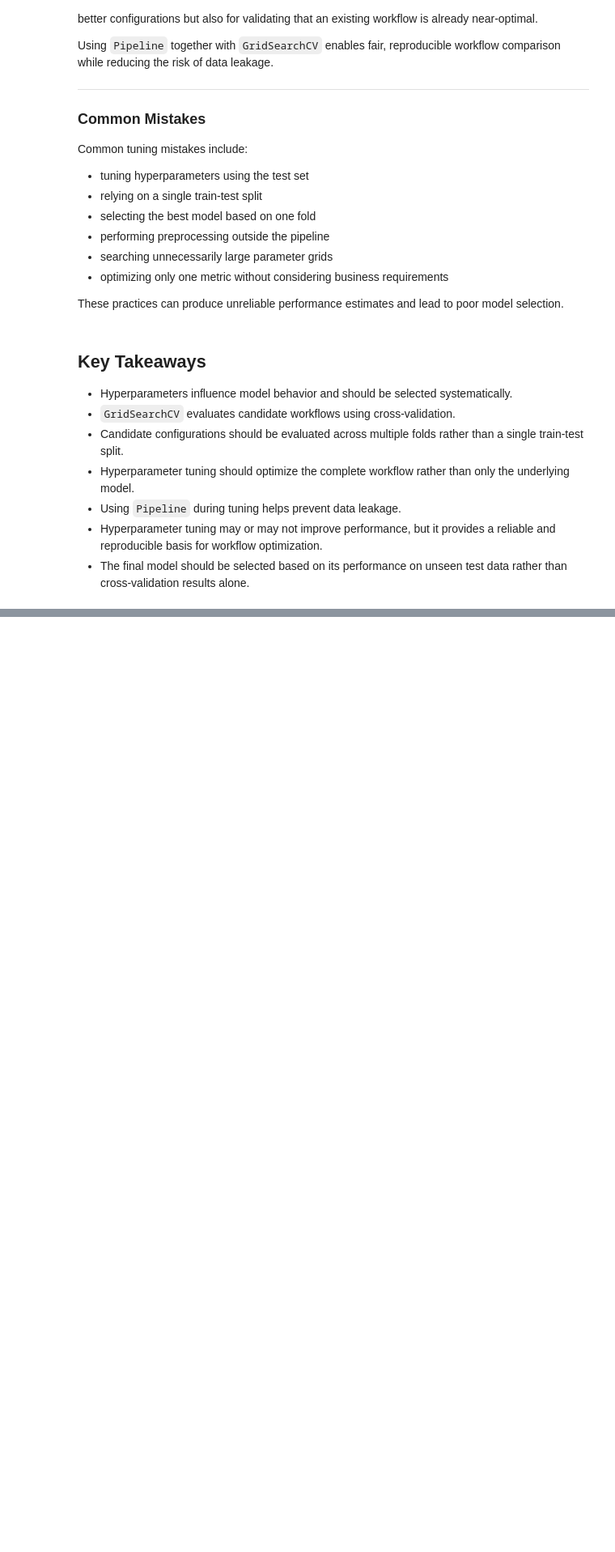
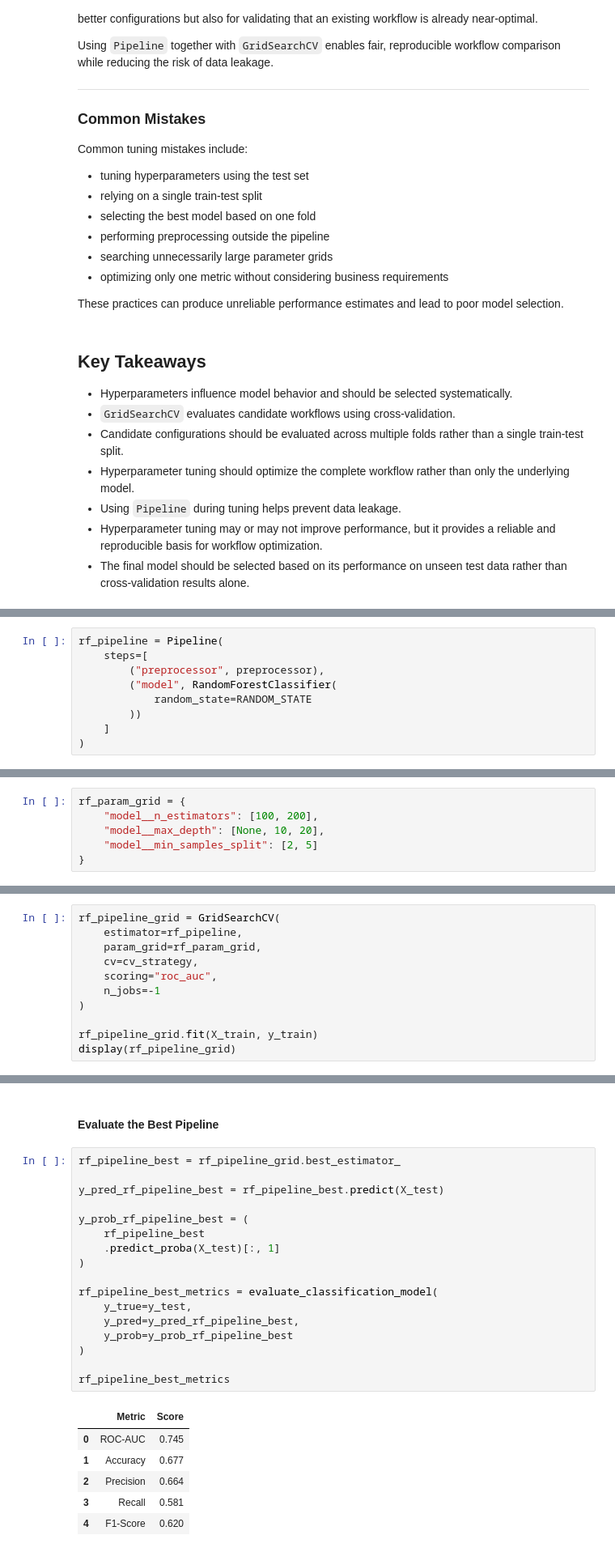
Before and after one commit to AmishaTiwari/ml-model-playbook, a Jupyter notebook: ml_pipelines/ml_pipelines.ipynb, the cells around one changed output, grey strips where cells are left out. Shown at 81% size. Cells and saved outputs as stored; diff of their text form; blank space fills up the shorter version.

```diff
--- a/ml_pipelines/ml_pipelines.ipynb
+++ b/ml_pipelines/ml_pipelines.ipynb
@@ -1331,0 +1386,9 @@ These practices can produce unreliable performance estimates and lead to poor mo
+# %%
+rf_pipeline = Pipeline(
+    steps=[
+        ("preprocessor", preprocessor),
+        ("model", RandomForestClassifier(
+            random_state=RANDOM_STATE
+        ))
+    ]
+)
@@ -1331,0 +1397,6 @@ These practices can produce unreliable performance estimates and lead to poor mo
+# %%
+rf_param_grid = {
+    "model__n_estimators": [100, 200],
+    "model__max_depth": [None, 10, 20],
+    "model__min_samples_split": [2, 5]
+}
@@ -1331,0 +1405,11 @@ These practices can produce unreliable performance estimates and lead to poor mo
+# %%
+rf_pipeline_grid = GridSearchCV(
+    estimator=rf_pipeline,
+    param_grid=rf_param_grid,
+    cv=cv_strategy,
+    scoring="roc_auc",
+    n_jobs=-1
+)
+
+rf_pipeline_grid.fit(X_train, y_train)
+display(rf_pipeline_grid)
@@ -1331,0 +1444,26 @@ These practices can produce unreliable performance estimates and lead to poor mo
+# %% [markdown]
+#### Evaluate the Best Pipeline
+# %%
+rf_pipeline_best = rf_pipeline_grid.best_estimator_
+
+y_pred_rf_pipeline_best = rf_pipeline_best.predict(X_test)
+
+y_prob_rf_pipeline_best = (
+    rf_pipeline_best
+    .predict_proba(X_test)[:, 1]
+)
+
+rf_pipeline_best_metrics = evaluate_classification_model(
+    y_true=y_test,
+    y_pred=y_pred_rf_pipeline_best,
+    y_prob=y_prob_rf_pipeline_best
+)
+
+rf_pipeline_best_metrics
+# %% [output]
+|  | Metric | Score |
+| 0 | ROC-AUC | 0.745 |
+| 1 | Accuracy | 0.677 |
+| 2 | Precision | 0.664 |
+| 3 | Recall | 0.581 |
+| 4 | F1-Score | 0.620 |
```
Also changed, not shown: parts of 27 cells of this notebook.
